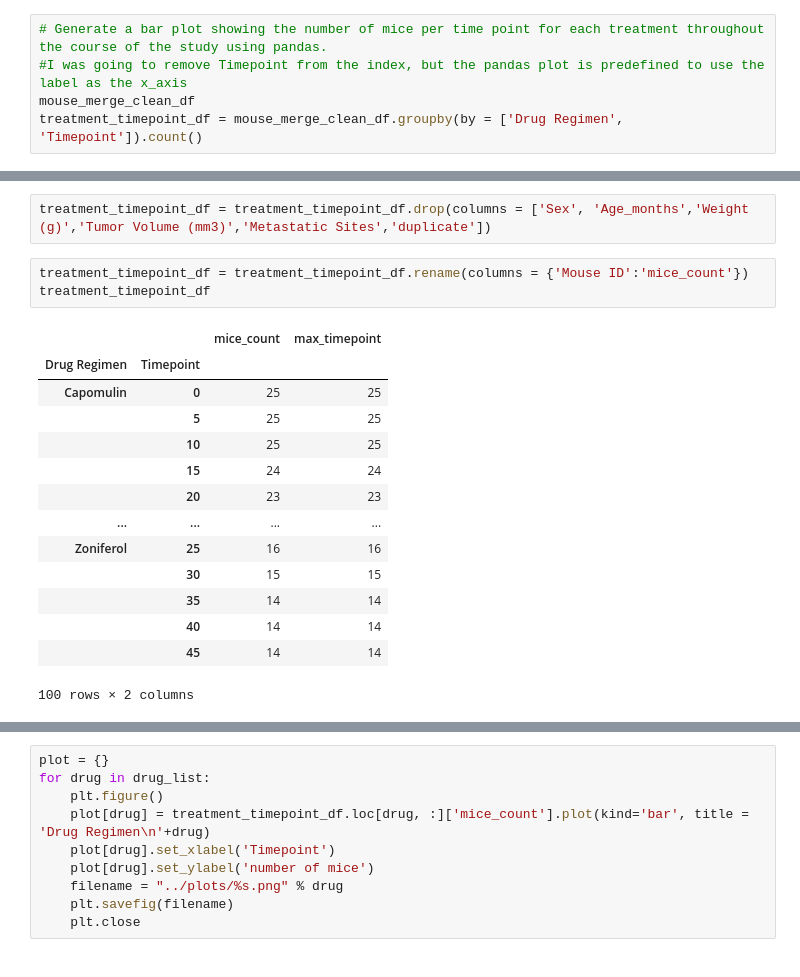
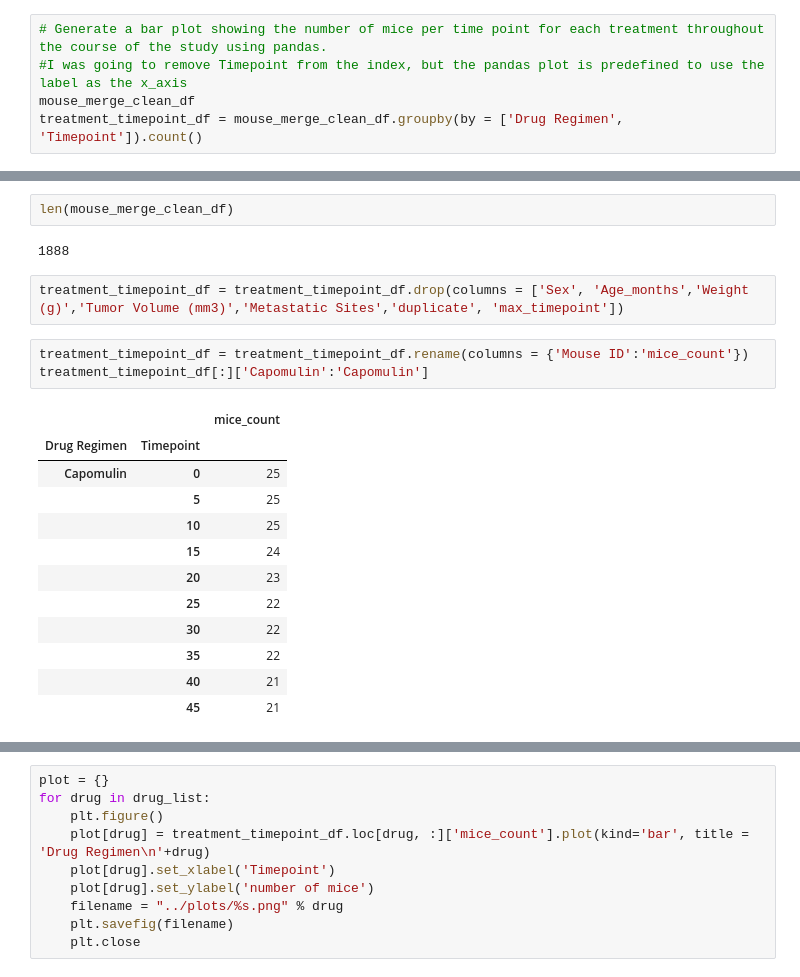
Before and after one commit to theaddies/05-Matplotlib, a Jupyter notebook: Pymaceuticals/pymaceuticals_starter.ipynb, the cells around one changed output, grey strips where cells are left out. Saved outputs shown, nothing was run; the diff lists cells and outputs as text.

```diff
--- a/Pymaceuticals/pymaceuticals_starter.ipynb
+++ b/Pymaceuticals/pymaceuticals_starter.ipynb
@@ -347,20 +370,22 @@ treatment_timepoint_df = mouse_merge_clean_df.groupby(by = ['Drug Regimen', 'Tim
+# %%
+len(mouse_merge_clean_df)
+# %% [output]
+1888
 # %%
-treatment_timepoint_df = treatment_timepoint_df.drop(columns = ['Sex', 'Age_months','Weight (g)','Tumor Volume (mm3)','Metastatic Sites','duplicate'])
+treatment_timepoint_df = treatment_timepoint_df.drop(columns = ['Sex', 'Age_months','Weight (g)','Tumor Volume (mm3)','Metastatic Sites','duplicate', 'max_timepoint'])
 # %%
 treatment_timepoint_df = treatment_timepoint_df.rename(columns = {'Mouse ID':'mice_count'})
-treatment_timepoint_df
+treatment_timepoint_df[:]['Capomulin':'Capomulin']
 # %% [output]
-|  |  | mice_count | max_timepoint |
-| Drug Regimen | Timepoint |  |  |
-| Capomulin | 0 | 25 | 25 |
-|  | 5 | 25 | 25 |
-|  | 10 | 25 | 25 |
-|  | 15 | 24 | 24 |
-|  | 20 | 23 | 23 |
-| ... | ... | ... | ... |
-| Zoniferol | 25 | 16 | 16 |
-|  | 30 | 15 | 15 |
-|  | 35 | 14 | 14 |
-|  | 40 | 14 | 14 |
-|  | 45 | 14 | 14 |
+|  |  | mice_count |
+| Drug Regimen | Timepoint |  |
+| Capomulin | 0 | 25 |
+|  | 5 | 25 |
+|  | 10 | 25 |
+|  | 15 | 24 |
+|  | 20 | 23 |
+|  | 25 | 22 |
+|  | 30 | 22 |
+|  | 35 | 22 |
+|  | 40 | 21 |
+|  | 45 | 21 |
-100 rows × 2 columns
```
Also changed, not shown: parts of 11 cells of this notebook.
